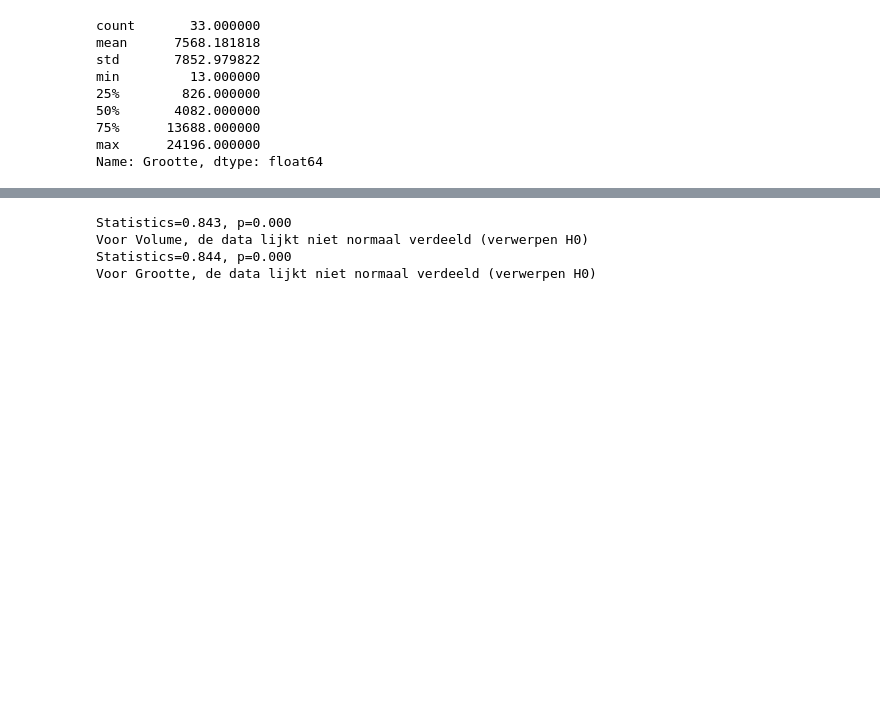
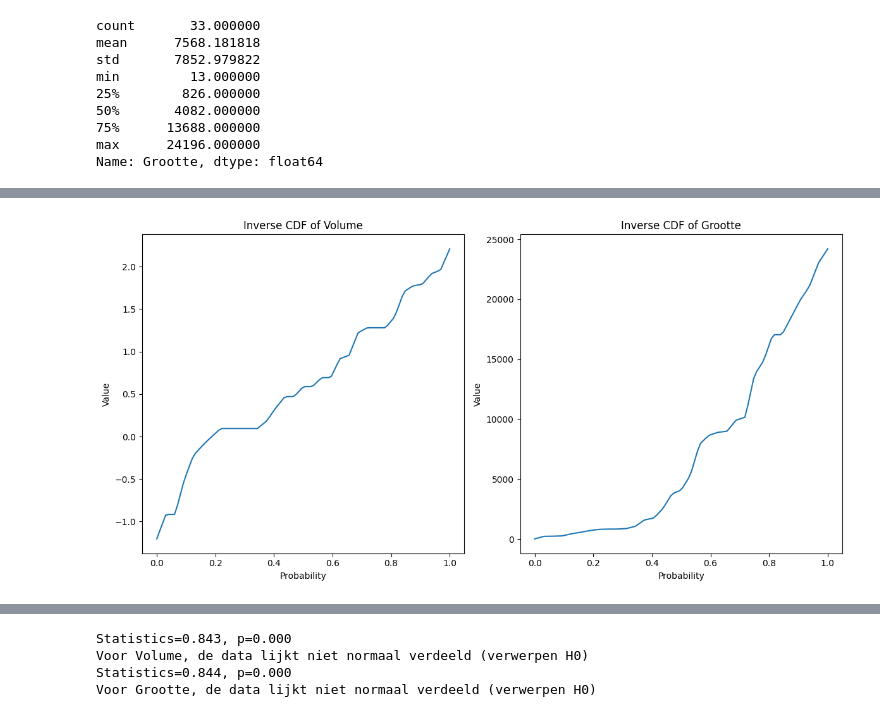
Before and after one commit to Nabla7/intro_stats, a Jupyter notebook: Untitled.ipynb, the cells around one changed output, grey strips where cells are left out. Saved outputs shown, nothing was run; the diff lists cells and outputs as text; code cells hidden in the pictures; blank space fills up the shorter version.

```diff
--- a/Untitled.ipynb
+++ b/Untitled.ipynb
@@ -137,0 +169,28 @@ Name: Grootte, dtype: float64
+# %%
+import matplotlib.pyplot as plt
+import numpy as np
+
+# Calculate the quantiles
+volume_quantiles = df['Log_Volume'].quantile(np.linspace(0, 1, 100))
+grootte_quantiles = df['Grootte'].quantile(np.linspace(0, 1, 100))
+
+# Inverse CDF (quantile function) for 'Volume'
+plt.figure(figsize=(12, 6))
+
+plt.subplot(1, 2, 1) # subplot 1 (1 row, 2 columns, first plot)
+plt.plot(np.linspace(0, 1, 100), volume_quantiles)
+plt.xlabel('Probability')
+plt.ylabel('Value')
+plt.title('Inverse CDF of Volume')
+
+# Inverse CDF (quantile function) for 'Grootte'
+plt.subplot(1, 2, 2) # subplot 2 (1 row, 2 columns, second plot)
+plt.plot(np.linspace(0, 1, 100), grootte_quantiles)
+plt.xlabel('Probability')
+plt.ylabel('Value')
+plt.title('Inverse CDF of Grootte')
+
+plt.tight_layout()
+plt.show()
+# %% [output]
+[figure, added]
```
Also changed, not shown: parts of 13 cells of this notebook.
